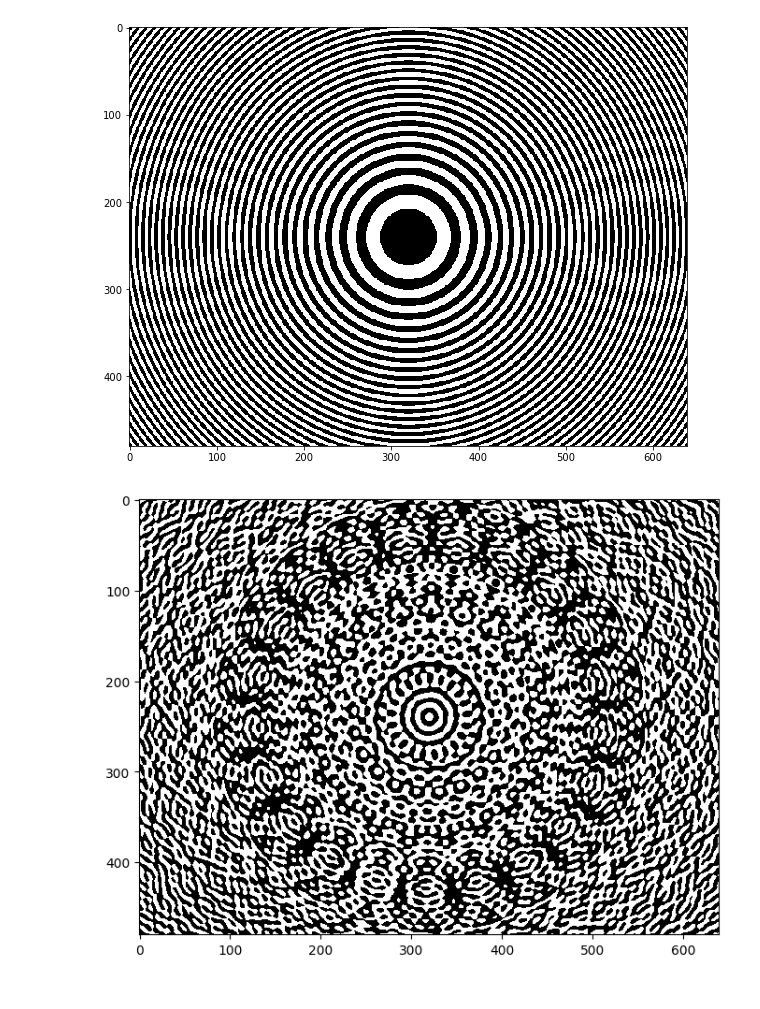
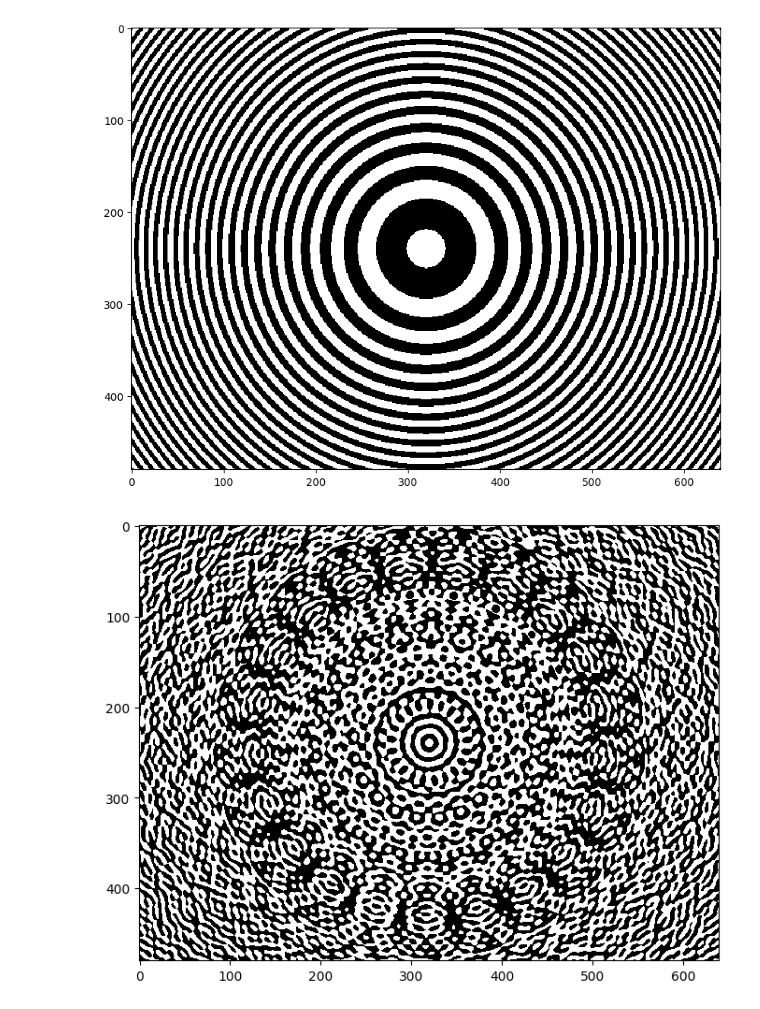
Before and after one commit to cdohl/JL-Lectures, a Jupyter notebook: content/Holography/Lecture_Holography.ipynb, the cells around one changed output. Drawn from its saved outputs; the diff is of its cells as text; code cells hidden in the pictures.

```diff
--- a/content/Holography/Lecture_Holography.ipynb
+++ b/content/Holography/Lecture_Holography.ipynb
@@ -251,35 +251,35 @@ from matplotlib import image
 nx=640
 ny=480
 #Points
 
 npts=1
 phi=np.linspace(0,2*np.pi,npts)
 
 P=np.zeros((npts,3))
-P[0]=[nx/2,ny/2,-200]
+P[0]=[nx/2,ny/2,-400]
 
 H=np.zeros((ny,nx))
 dyv=np.zeros(npts)
 
 for j in range(ny):
 
     for i in range(npts):
         dyv[i]=(P[i][1]-j)**2
 
     for k in range(nx):
         sum=0.
         for i in range(npts):
             dx=P[i,0]-k
             sum += np.cos((dx*dx+dyv[i]+P[i,2]*P[i,2])**.5)
 
         if (sum>=0):
             H[j,k]=1.
 
 plt.figure(figsize=(10,10))
 plt.imshow(H,cmap='Greys', interpolation='none',aspect='equal')
 image.imsave('holo1.png', H, cmap='gray')
 # %% [output]
-[figure, old version]
+[figure, new version]
 # %%
 %matplotlib inline
 import numpy as np
```
Also changed, not shown: parts of 1 cell of this notebook, 2 other files.
